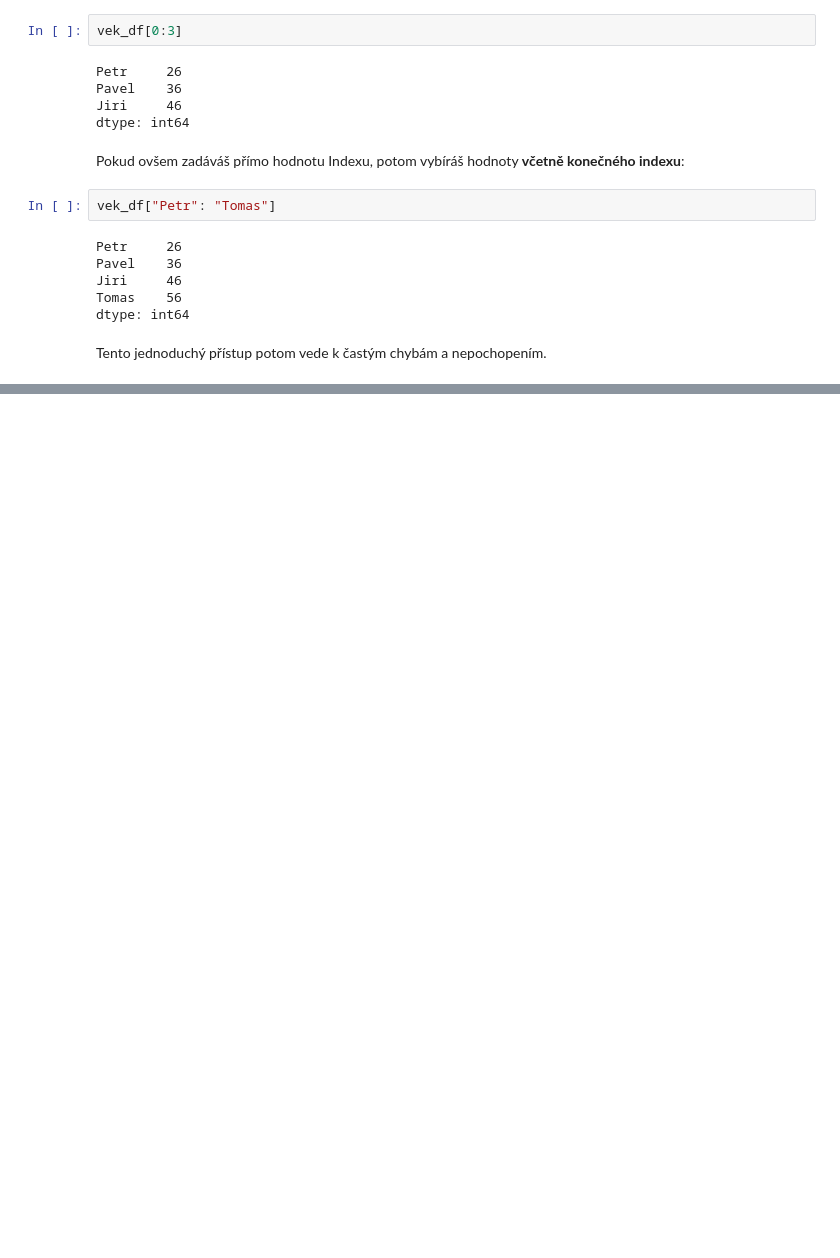
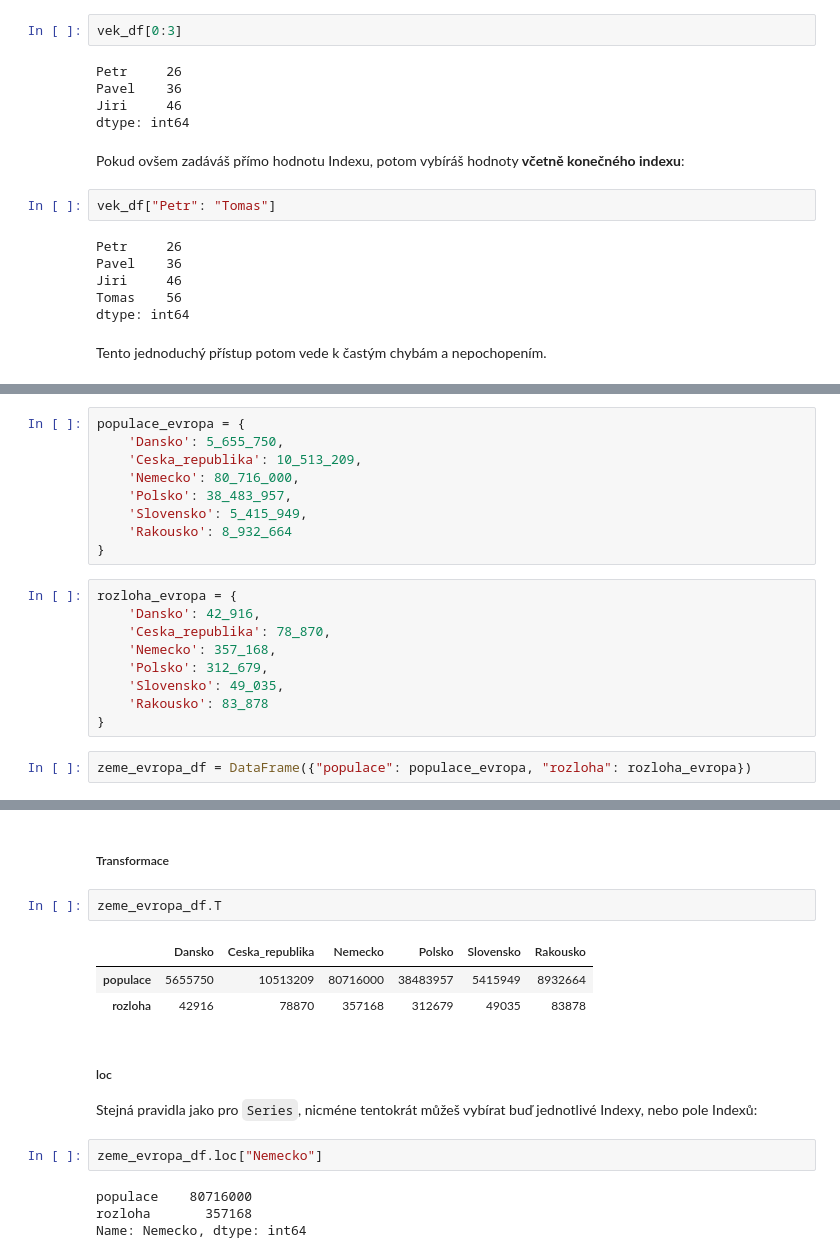
Before and after one commit to Bralor/data-csob-2023, a Jupyter notebook: shared/notebooks/lesson02.ipynb, the cells around one changed output, grey strips where cells are left out. Cells and saved outputs as stored; diff of their text form; blank space fills up the shorter version.

```diff
--- a/shared/notebooks/lesson02.ipynb
+++ b/shared/notebooks/lesson02.ipynb
@@ -723,0 +769,20 @@ Právě protože je indexování a slicing v rámci `Series` matoucí, existují
+# %%
+populace_evropa = {
+    'Dansko': 5_655_750,
+    'Ceska_republika': 10_513_209,
+    'Nemecko': 80_716_000,
+    'Polsko': 38_483_957,
+    'Slovensko': 5_415_949,
+    'Rakousko': 8_932_664
+}
+# %%
+rozloha_evropa = {
+    'Dansko': 42_916,
+    'Ceska_republika': 78_870,
+    'Nemecko': 357_168,
+    'Polsko': 312_679,
+    'Slovensko': 49_035,
+    'Rakousko': 83_878
+}
+# %%
+zeme_evropa_df = DataFrame({"populace": populace_evropa, "rozloha": rozloha_evropa})
@@ -723,0 +862,18 @@ Právě protože je indexování a slicing v rámci `Series` matoucí, existují
+# %% [markdown]
+##### Transformace
+# %%
+zeme_evropa_df.T
+# %% [output]
+|  | Dansko | Ceska_republika | Nemecko | Polsko | Slovensko | Rakousko |
+| populace | 5655750 | 10513209 | 80716000 | 38483957 | 5415949 | 8932664 |
+| rozloha | 42916 | 78870 | 357168 | 312679 | 49035 | 83878 |
+# %% [markdown]
+##### loc
+
+Stejná pravidla jako pro `Series`, nicméne tentokrát můžeš vybírat buď jednotlivé Indexy, nebo pole Indexů:
+# %%
+zeme_evropa_df.loc["Nemecko"]
+# %% [output]
+populace    80716000
+rozloha       357168
+Name: Nemecko, dtype: int64
```
Also changed, not shown: parts of 41 cells of this notebook.
